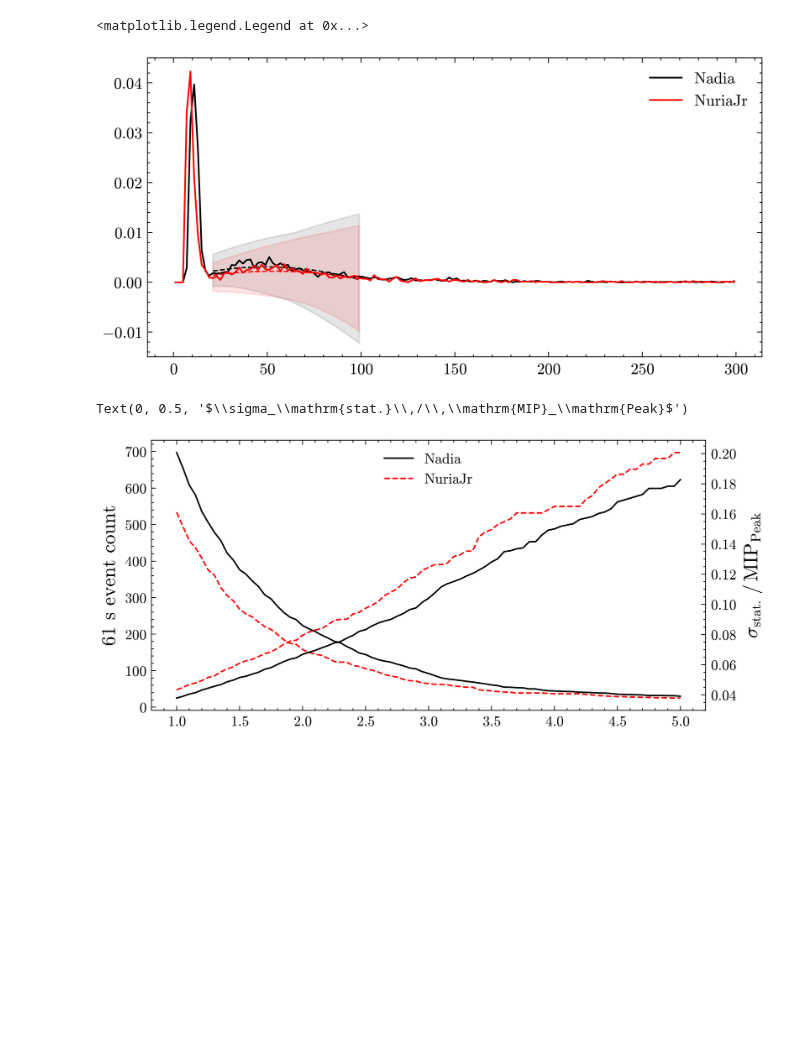
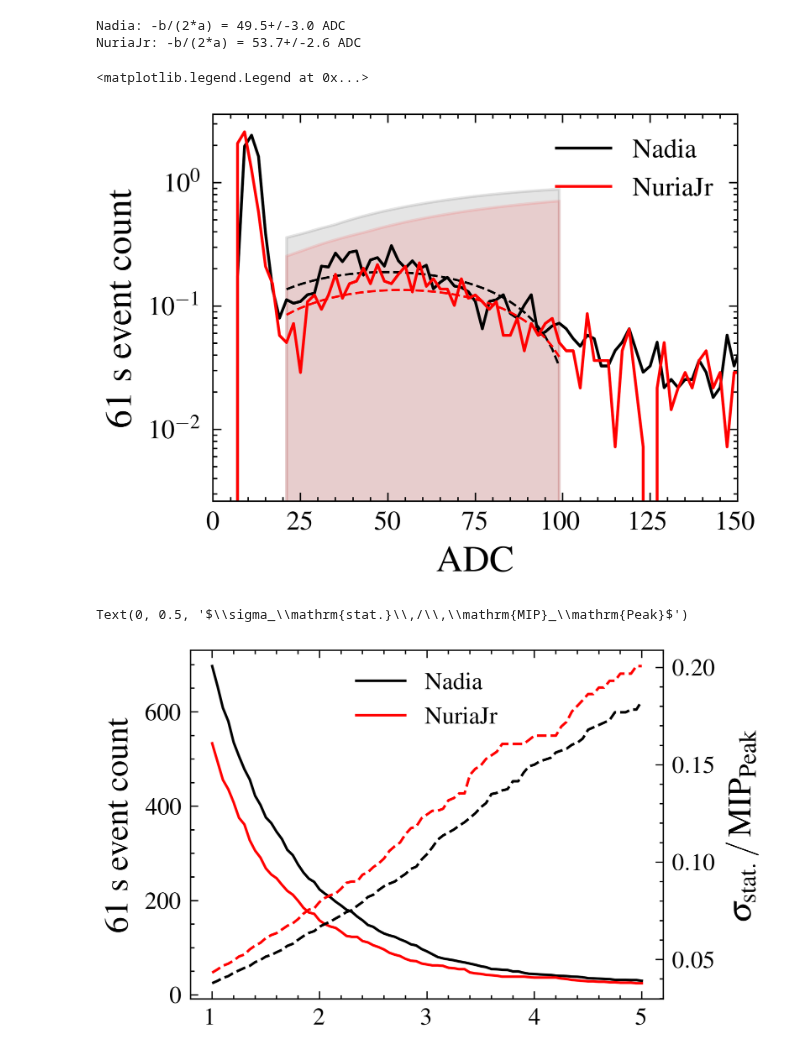
Before and after one commit to Quizznor/phd-thesis, a Jupyter notebook: Projects/SSDOnlineCalib/CheckMonitHistos/look_into_randoms.ipynb, the cells around one changed output. Cells and saved outputs as stored; diff of their text form; code cells hidden in the pictures; blank space fills up the shorter version.

Commit message:
more work on bootstrap histogram gap note

```diff
--- a/Projects/SSDOnlineCalib/CheckMonitHistos/look_into_randoms.ipynb
+++ b/Projects/SSDOnlineCalib/CheckMonitHistos/look_into_randoms.ipynb
@@ -47,6 +31,8 @@ def make_histo_fit(x, y):
 color = ['black', 'red']
 n_files = [1433, 720]
 mips, histos = [], []
+
+set_plt_style('double tex')
 
 for i, station in enumerate(["Nadia", "NuriaJr"]):
 
@@ -58,9 +44,9 @@ for i, station in enumerate(["Nadia", "NuriaJr"]):
     err_up, err_down = tools.bootstrap_ci(parabola, popt, pcov, x_fit)
 
     n, all_bins = np.histogram(peaks, bins=150, range=(0, 300))
-    plt.plot(0.5 * (all_bins[1:] + all_bins[:-1]), n / n_files[i] * 5000 * 2048 * 8.33e-9, c=color[i], label=station, ls='solid')
-    plt.plot(x_fit, parabola(x_fit, *popt), ls='--', lw=0.8, c=color[i])
-    plt.fill_between(x_fit, err_up, err_down, alpha=0.1, color=color[i])
+    plt.plot(0.5 * (all_bins[1:] + all_bins[:-1]), 61 * n / n_files[i] * 5000 * 2048 * 8.33e-9, c=color[i], label=station, ls='solid')
+    plt.plot(x_fit, 61 * parabola(x_fit, *popt), ls='--', lw=0.8, c=color[i])
+    plt.fill_between(x_fit, 61 * err_up, 61 * err_down, alpha=0.1, color=color[i])
 
     (a, b, c) = uncertainties.correlated_values(popt, pcov)
     mips.append(-b/(2*a))
@@ -68,5 +54,9 @@ for i, station in enumerate(["Nadia", "NuriaJr"]):
 
     print(f"{station}: {-b/(2*a) = :.1f} ADC")
 
+plt.yscale('log')
+plt.xlim(0, 150)
+plt.xlabel('ADC')
+plt.ylabel("61 s event count")
 plt.legend()
 # %% [output]
@@ -75,5 +68,7 @@ NuriaJr: -b/(2*a) = 53.7+/-2.6 ADC
-<matplotlib.legend.Legend at 0x...>
+Nadia: -b/(2*a) = 49.5+/-3.0 ADC
+NuriaJr: -b/(2*a) = 53.7+/-2.6 ADC
+<matplotlib.legend.Legend at 0x...>
-[figure, old version]
+[figure, new version]
 # %%
 thresholds = np.arange(1.0, 5.01, 0.05)
 
@@ -87,15 +82,15 @@ for histo, mip, n_file in zip(histos, mips, n_files):
         event_counts.append(61 * inclusive_rate)
         errors.append(1/np.sqrt(61 * inclusive_rate))
 
-    ax1.plot(thresholds, event_counts)
-    ax2.plot(thresholds, errors, label = 'Nadia' if n_file > 1000 else "NuriaJr")
+    ax1.plot(thresholds, event_counts, ls='solid', label = 'Nadia' if n_file > 1000 else "NuriaJr")
+    ax2.plot(thresholds, errors, ls='--')
 
-ax2.legend(loc='upper center')
+ax1.legend(loc='upper center')
 ax1.set_ylabel("61 s event count")
 ax2.set_ylabel("$\sigma_\mathrm{stat.}\,/\,\mathrm{MIP}_\mathrm{Peak}$")
 # %% [output]
 Text(0, 0.5, '$\\sigma_\\mathrm{stat.}\\,/\\,\\mathrm{MIP}_\\mathrm{Peak}$')
-[figure, old version]
+[figure, new version]
 # %%
 MIP = {'Nadia':             49.5,
        'NuriaJr':           53.7}
```
Also changed, not shown: parts of 3 cells of this notebook, 1 other file.
